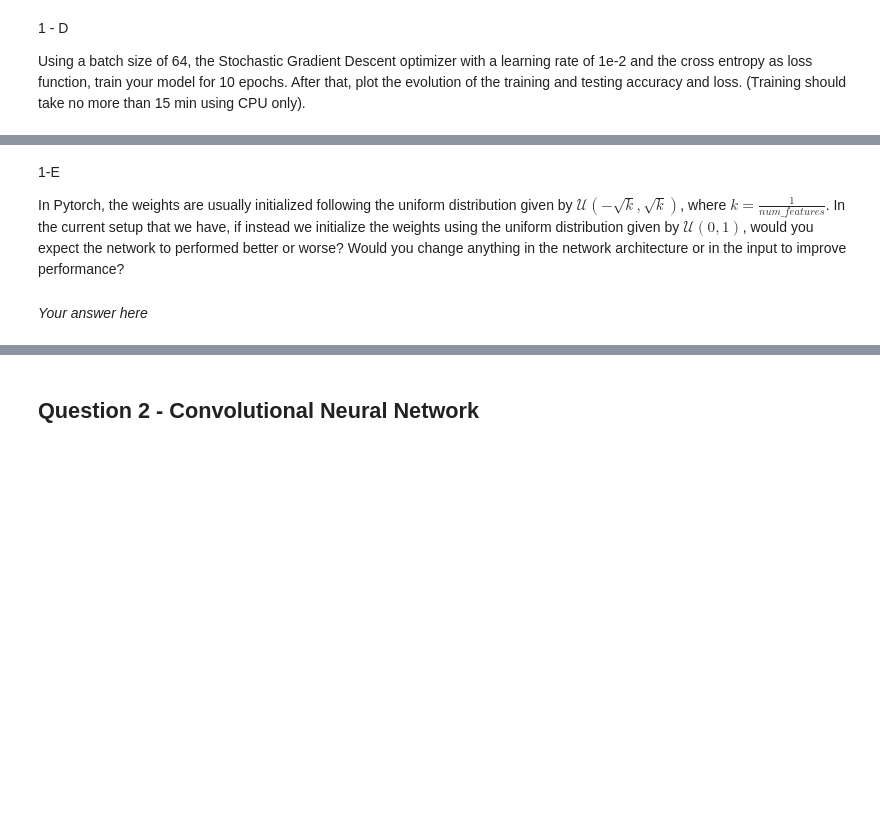
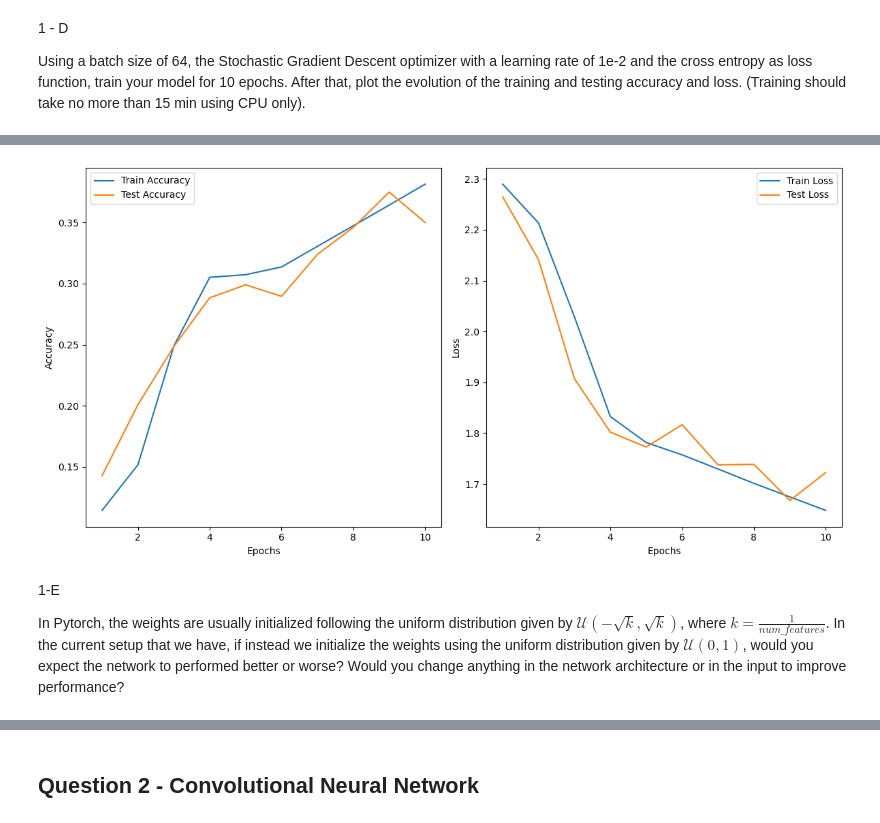
Before and after one commit to pedrovsglima/machine-learning-course, a Jupyter notebook: assignments/assign3/Assignment3.ipynb, the cells around one changed output, grey strips where cells are left out. Drawn from its saved outputs; the diff is of its cells as text; code cells hidden in the pictures; blank space fills up the shorter version.

```diff
--- a/assignments/assign3/Assignment3.ipynb
+++ b/assignments/assign3/Assignment3.ipynb
@@ -135,17 +154,3 @@ Compute the number of parameters of this network (including bias). Show all your
 1 - B
 
 Using Pytorch or TensorFlow, complete one of the cells below to implement a model that follows the architecture previously described.
-# %%
-# If you use Pytorch
-class DenseNetwork(torch.nn.Module):
-    def __init__(self):
-        super().__init__()
-        # TO DO
-
-    def forward(self, x):
-        # TO DO
-
-        return
-
-network = DenseNetwork()
-network
@@ -225,6 +323,28 @@ train_acc, train_loss, test_acc, test_loss = train_model(model=network, train_lo
+# %%
+# TO DO: plot the evolution of the loss and accuracy
+epochs = range(1, num_epochs + 1)
+
+plt.figure(figsize=(12, 6))
+
+plt.subplot(1, 2, 1)
+plt.plot(epochs, train_acc, label="Train Accuracy")
+plt.plot(epochs, test_acc, label="Test Accuracy")
+plt.xlabel("Epochs")
+plt.ylabel("Accuracy")
+plt.legend()
+
+plt.subplot(1, 2, 2)
+plt.plot(epochs, train_loss, label="Train Loss")
+plt.plot(epochs, test_loss, label="Test Loss")
+plt.xlabel("Epochs")
+plt.ylabel("Loss")
+plt.legend()
+
+plt.tight_layout()
+plt.show()
+# %% [output]
+[figure, added]
 # %% [markdown]
 1-E
 
 In Pytorch, the weights are usually initialized following the uniform distribution given by $\mathcal{U}(-\sqrt{k}, \sqrt{k})$, where $k=\frac{1}{num\_features}$. In the current setup that we have, if instead we initialize the weights using the uniform distribution given by $\mathcal{U}(0,1)$, would you expect the network to performed better or worse? Would you change anything in the network architecture or in the input to improve performance?
-# %% [markdown]
-*Your answer here*
```
Also changed, not shown: parts of 10 cells of this notebook.
